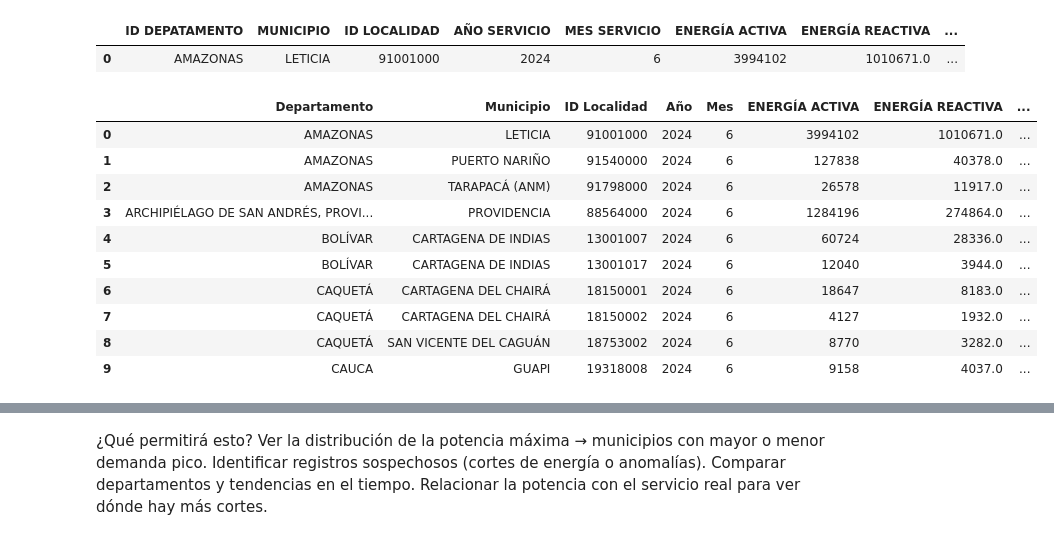
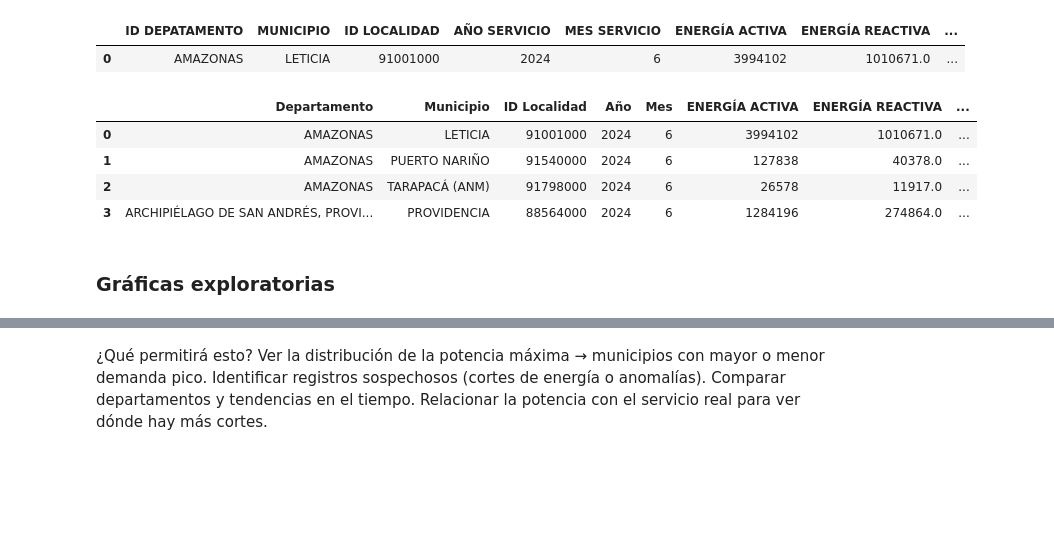
Before and after one commit to Will046-rA9/An-lisis-ZNI, a Jupyter notebook: ProyectoZNI (1).ipynb, the cells around one changed output, grey strips where cells are left out. Drawn from its saved outputs; the diff is of its cells as text; code cells hidden in the pictures; blank space fills up the shorter version.

```diff
--- a/ProyectoZNI (1).ipynb
+++ b/ProyectoZNI (1).ipynb
@@ -213,21 +213,17 @@ df_ZNI.head(1)
 # %%
 df_ZNI.rename(columns={"ID DEPATAMENTO": "Departamento",
                        "MUNICIPIO": "Municipio", "AÑO SERVICIO": "Año",
                        "MES SERVICIO":"Mes", "ID LOCALIDAD": "ID Localidad",
                        "PROMEDIO DIARIO EN HORAS":"Prom. Horas Diarias de Servicio" }, inplace=True)
-df_ZNI.head(10)
+df_ZNI.head(4)
 # %% [output]
 |  | Departamento | Municipio | ID Localidad | Año | Mes | ENERGÍA ACTIVA | ENERGÍA REACTIVA | ... |
 | 0 | AMAZONAS | LETICIA | 91001000 | 2024 | 6 | 3994102 | 1010671.0 | ... |
 | 1 | AMAZONAS | PUERTO NARIÑO | 91540000 | 2024 | 6 | 127838 | 40378.0 | ... |
 | 2 | AMAZONAS | TARAPACÁ (ANM) | 91798000 | 2024 | 6 | 26578 | 11917.0 | ... |
 | 3 | ARCHIPIÉLAGO DE SAN ANDRÉS, PROVI... | PROVIDENCIA | 88564000 | 2024 | 6 | 1284196 | 274864.0 | ... |
-| 4 | BOLÍVAR | CARTAGENA DE INDIAS | 13001007 | 2024 | 6 | 60724 | 28336.0 | ... |
-| 5 | BOLÍVAR | CARTAGENA DE INDIAS | 13001017 | 2024 | 6 | 12040 | 3944.0 | ... |
-| 6 | CAQUETÁ | CARTAGENA DEL CHAIRÁ | 18150001 | 2024 | 6 | 18647 | 8183.0 | ... |
-| 7 | CAQUETÁ | CARTAGENA DEL CHAIRÁ | 18150002 | 2024 | 6 | 4127 | 1932.0 | ... |
-| 8 | CAQUETÁ | SAN VICENTE DEL CAGUÁN | 18753002 | 2024 | 6 | 8770 | 3282.0 | ... |
-| 9 | CAUCA | GUAPI | 19318008 | 2024 | 6 | 9158 | 4037.0 | ... |
+# %% [markdown]
+### **Gráficas exploratorias**
 # %%
 import matplotlib.pyplot as plt
 import seaborn as sns
```
Also changed, not shown: parts of 39 cells of this notebook.
